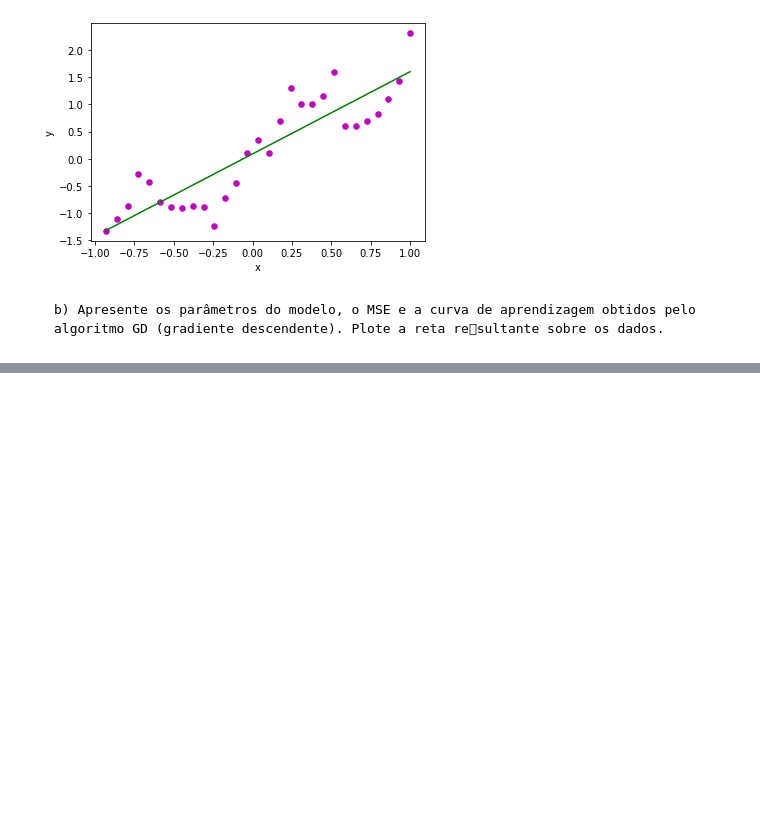
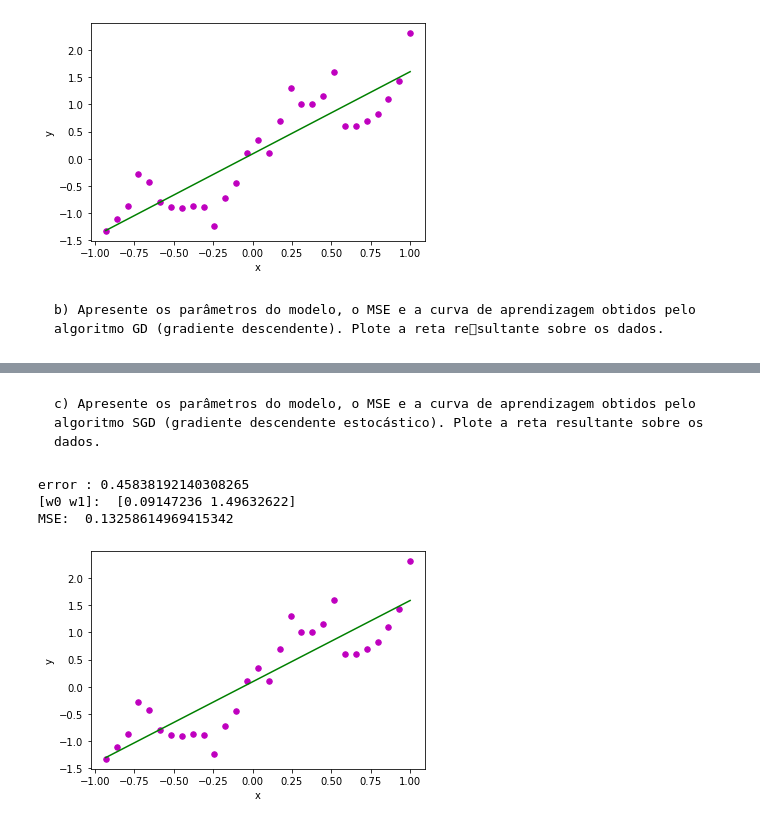
Before and after one commit to ItaloCA/AprendizagemAutomatica, a Jupyter notebook: lista01.ipynb, the cells around one changed output, grey strips where cells are left out. Drawn from its saved outputs; the diff is of its cells as text; code cells hidden in the pictures; blank space fills up the shorter version.

```diff
--- a/lista01.ipynb
+++ b/lista01.ipynb
@@ -150,0 +168,2 @@ plot2d(x,y,w2)
+# %% [markdown]
+    c) Apresente os parâmetros do modelo, o MSE e a curva de aprendizagem obtidos pelo algoritmo SGD (gradiente descendente estocástico). Plote a reta resultante sobre os dados.
@@ -150,0 +214,17 @@ plot2d(x,y,w2)
+# %%
+w3 = SGD(X,y, 0.001, 10000)
+
+y_pred3 = w3[0] + w3[1]*y
+# Parametros encontrados
+print('[w0 w1]: ', w3)
+
+# MSE
+print('MSE: ', (1/(2*x.size))* np.sum( ( y - y_pred3 )**2 )   )
+# %% [output]
+error : 0.45838192140308265
+[w0 w1]:  [0.09147236 1.49632622]
+MSE:  0.13258614969415342
+# %%
+plot2d(x,y,w3)
+# %% [output]
+[figure, added]
```
Also changed, not shown: parts of 15 cells of this notebook, 1 other file.
